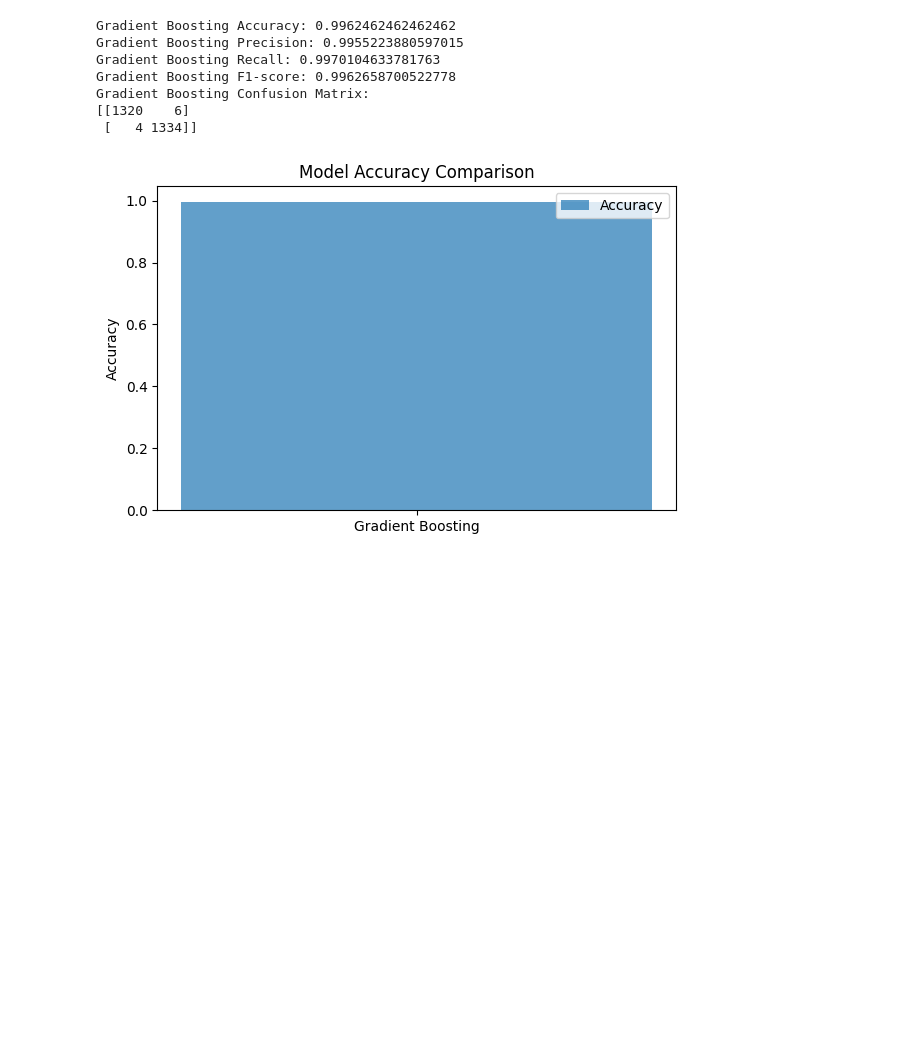
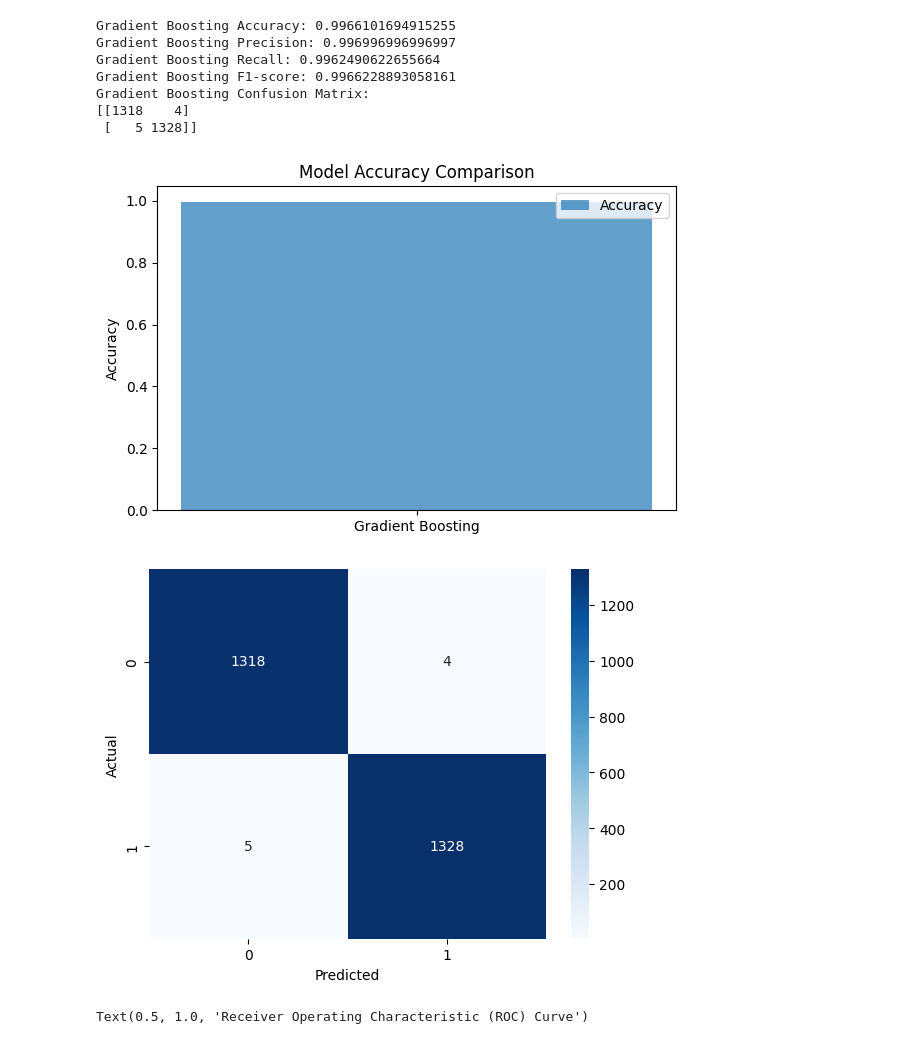
Before and after one commit to ghadfield32/nba_analysis, a Jupyter notebook: nba_lr_22_23_season.ipynb, the cells around one changed output. Saved outputs shown, nothing was run; the diff lists cells and outputs as text; code cells hidden in the pictures; blank space fills up the shorter version.

```diff
--- a/nba_lr_22_23_season.ipynb
+++ b/nba_lr_22_23_season.ipynb
@@ -221,8 +209,8 @@ from sklearn.pipeline import Pipeline
 
 # Define the columns for the dependent (y) and independent (X) variables
 y_column = 'WL_encoded'
-x_excluded_independent_variables = ['GAME_DATE','TEAM_ABBREVIATION','WL','ORB%','DRB%','FGA','TOV','TOV%', 'TEAM_NAME','MATCHUP','GAME_ID',
-                                    'USG%','FG3A','OREB','PF','MIN','PTS','FGM','FG3M','FTM','FTA','PTS','REB','AST','PF','STL','BLK','DREB']
+x_excluded_independent_variables = ['GAME_DATE','TEAM_ABBREVIATION','WL','FGA','TOV', 'TEAM_NAME','MATCHUP','GAME_ID','PPM','RPM','APM','SPM','BPM','TPM',
+                                    'PER','OPM','DPM','USG%','FG3A','OREB','PF','MIN','PTS','FGM','FG3M','FTM','FTA','PTS','REB','AST','PF','STL','BLK','DREB']
 
 # Combine y_column with x_excluded_independent_variables
 columns_to_drop = [y_column] + x_excluded_independent_variables
@@ -590,36 +578,68 @@ print(gb_confusion_matrix)
 #results info
 #The accuracy of the SVM model is approximately 0.50 or 50%. This means that the model is correctly predicting the outcome for only about half of the instances in the test set.
 #Precision is a metric that measures the accuracy of positive predictions made by the model.
 #Recall, also known as sensitivity or true positive rate, measures the model's ability to correctly identify positive instances out of all the actual positive instances.
 #The F1-score is the harmonic mean of precision and recall and provides a balance between the two metrics.
 
 import matplotlib.pyplot as plt
 
 # List of model names and their accuracy scores
 models = ['Gradient Boosting']
 accuracy = [gb_accuracy]
 
 # Plot the accuracy scores
 fig, ax = plt.subplots(figsize=(6, 4))
 x = range(len(models))
 
 ax.bar(x, accuracy, width=0.4, align='center', label='Accuracy', alpha=0.7)
 
 # Set labels and title
 ax.set_xticks(x)
 ax.set_xticklabels(models)
 ax.set_ylabel('Accuracy')
 ax.set_title('Model Accuracy Comparison')
 ax.legend()
 
 plt.tight_layout()
 plt.show()
+
+# Plot the confusion matrix using Seaborn
+import matplotlib.pyplot as plt
+import seaborn as sns
+
+# Create a confusion matrix for the predictions made by the model
+cm = confusion_matrix(y_test, y_pred_gb)
+
+# Create a heatmap to visualize the confusion matrix
+sns.heatmap(cm, annot=True, cmap='Blues', fmt='g')
+plt.xlabel('Predicted')
+plt.ylabel('Actual')
+plt.show()
+
+from sklearn.metrics import roc_curve, auc
+
+# Calculate the false positive rate and true positive rate for different thresholds
+fpr, tpr, thresholds = roc_curve(y_test, y_pred_gb)
+
+# Calculate the area under the ROC curve
+roc_auc = auc(fpr, tpr)
+
+# Plot the ROC curve
+plt.plot(fpr, tpr, color='darkorange', lw=2, label='ROC curve (area = %0.2f)' % roc_auc)
+plt.plot([0, 1], [0, 1], color='navy', lw=2, linestyle='--')
+plt.xlim([0.0, 1.0])
+plt.ylim([0.0, 1.05])
+plt.xlabel('False Positive Rate')
+plt.ylabel('True Positive Rate')
+plt.title('Receiver Operating Characteristic (ROC) Curve')
 # %% [output]
-Gradient Boosting Accuracy: 0.9962462462462462
-Gradient Boosting Precision: 0.9955223880597015
-Gradient Boosting Recall: 0.9970104633781763
-Gradient Boosting F1-score: 0.9962658700522778
+Gradient Boosting Accuracy: 0.9966101694915255
+Gradient Boosting Precision: 0.996996996996997
+Gradient Boosting Recall: 0.9962490622655664
+Gradient Boosting F1-score: 0.9966228893058161
 Gradient Boosting Confusion Matrix:
-[[1320    6]
- [   4 1334]]
+[[1318    4]
+ [   5 1328]]
 [figure]
+[figure, added]
+Text(0.5, 1.0, 'Receiver Operating Characteristic (ROC) Curve')
```
Also changed, not shown: parts of 12 cells of this notebook.
